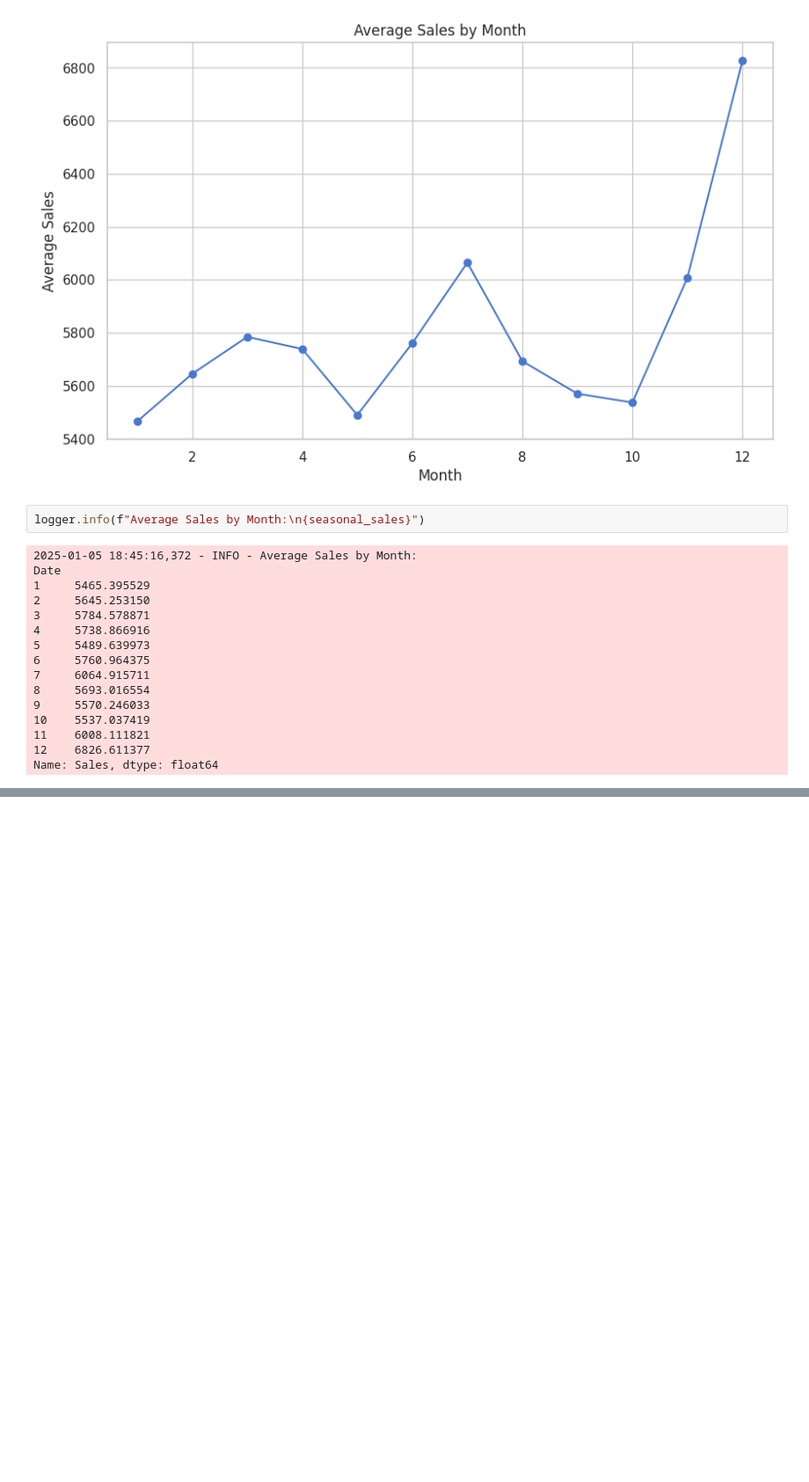
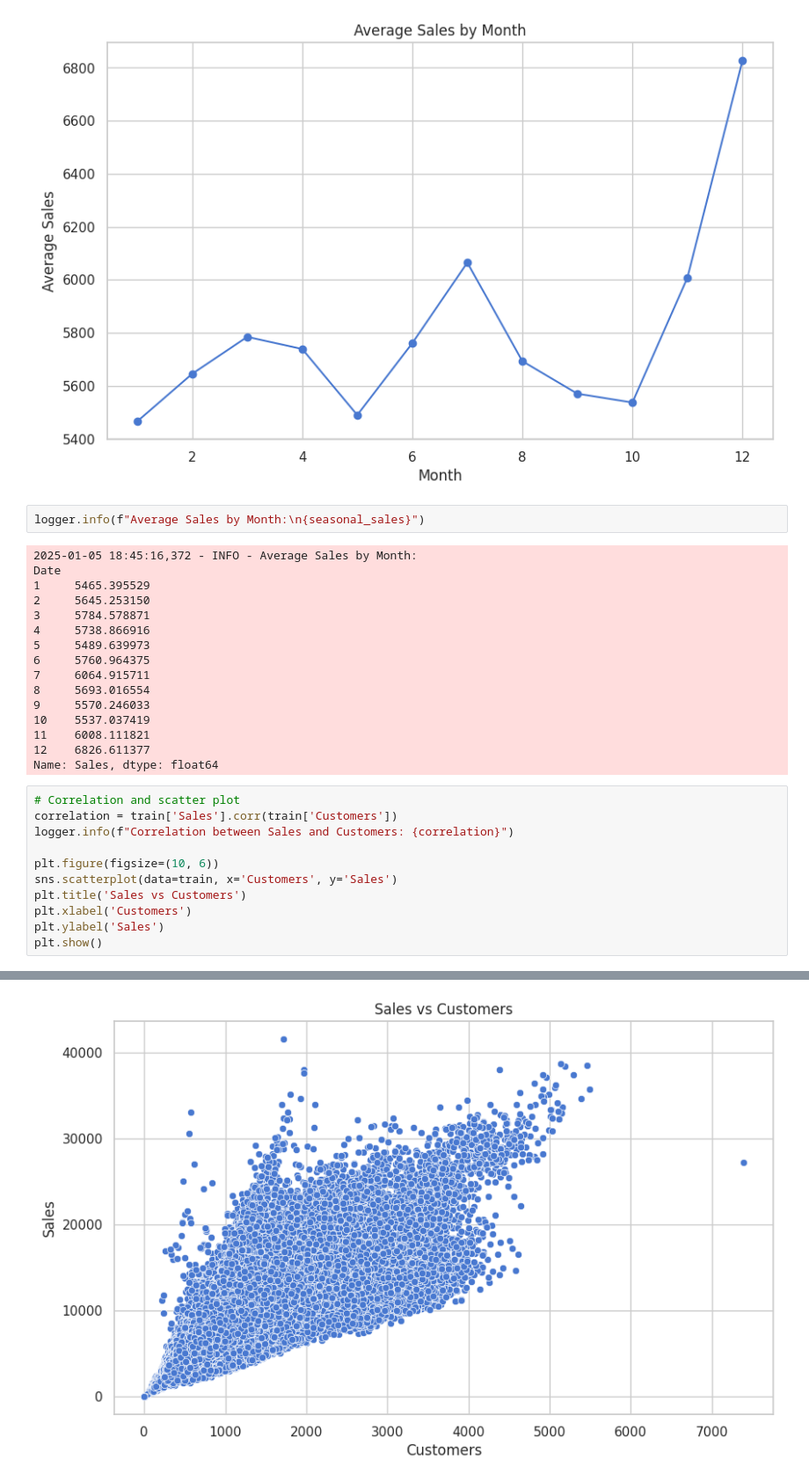
Before and after one commit to SaraFedlu/Sales-Forecasting-Pipeline, a Jupyter notebook: notebooks/eda.ipynb, the cells around one changed output, grey strips where cells are left out. Shown at 88% size. Cells and saved outputs as stored; diff of their text form; blank space fills up the shorter version.

Commit message:
analyze correlation between sales and customers

```diff
--- a/notebooks/eda.ipynb
+++ b/notebooks/eda.ipynb
@@ -245,3 +245,15 @@ Date
 11    6008.111821
 12    6826.611377
 Name: Sales, dtype: float64
+# %%
+# Correlation and scatter plot
+correlation = train['Sales'].corr(train['Customers'])
+logger.info(f"Correlation between Sales and Customers: {correlation}")
+
+plt.figure(figsize=(10, 6))
+sns.scatterplot(data=train, x='Customers', y='Sales')
+plt.title('Sales vs Customers')
+plt.xlabel('Customers')
+plt.ylabel('Sales')
+plt.show()
+# %% [output]
@@ -247,0 +261 @@ Name: Sales, dtype: float64
+[figure, added]
```
Also changed, not shown: parts of 1 cell of this notebook.
